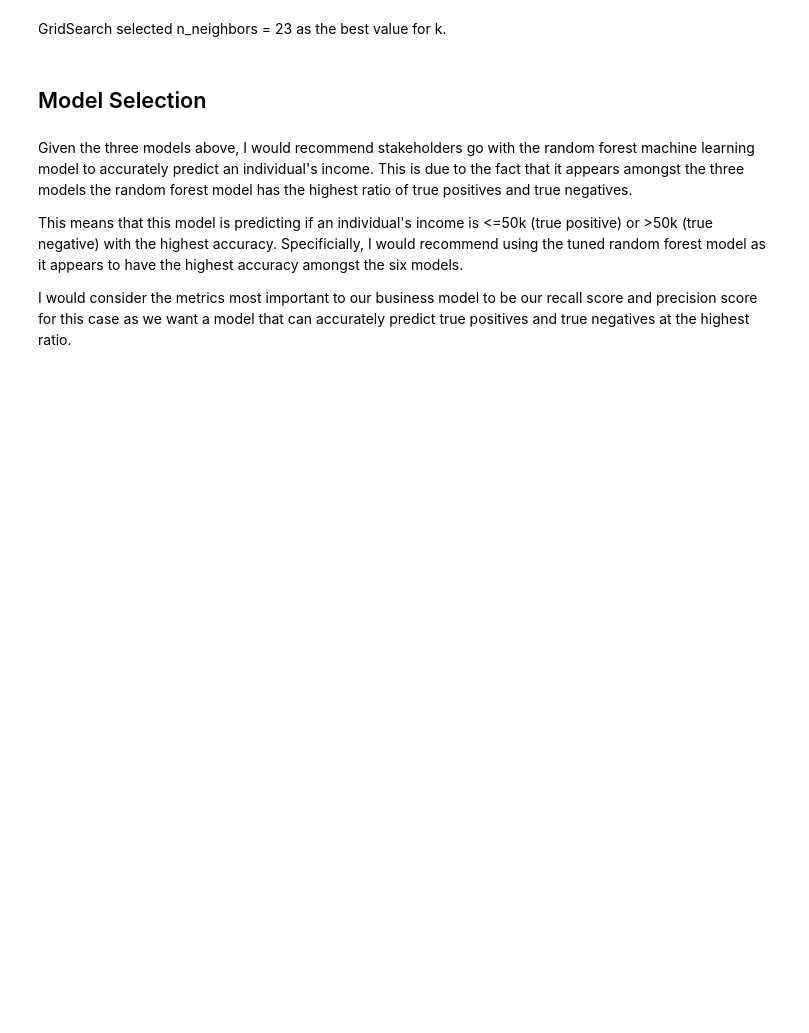
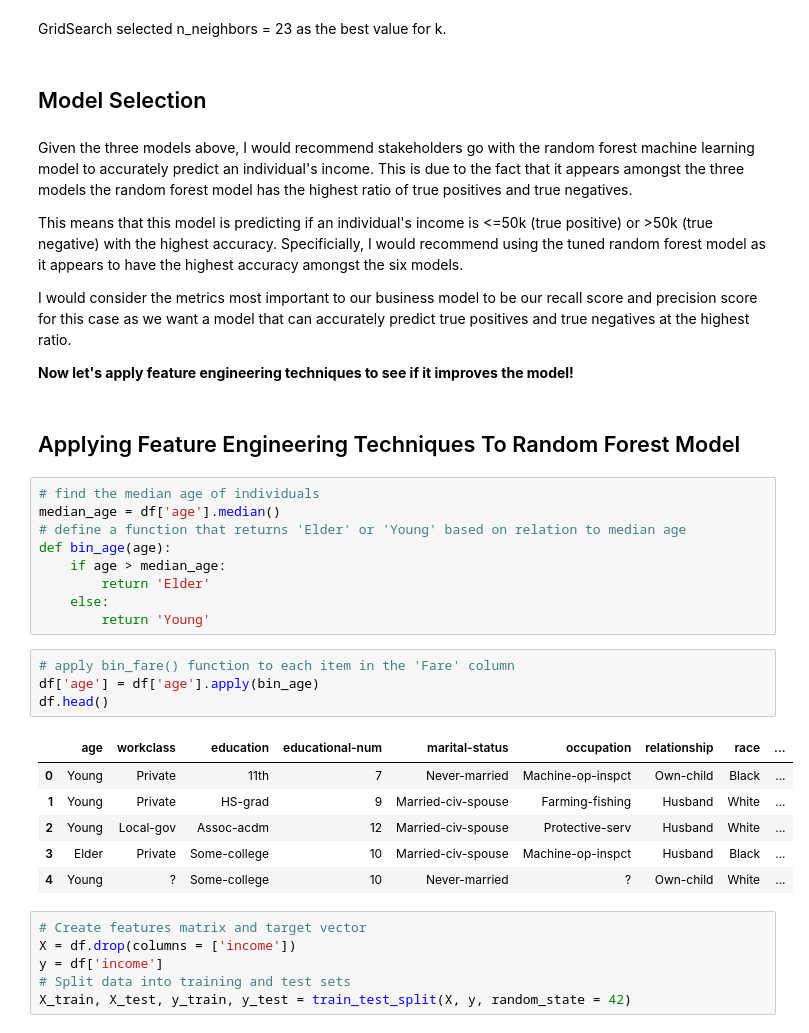
Before and after one commit to anjalixprakash/Project2, a Jupyter notebook: Project2.ipynb, the cells around one changed output. Cells and saved outputs as stored; diff of their text form; blank space fills up the shorter version.

```diff
--- a/Project2.ipynb
+++ b/Project2.ipynb
@@ -938,3 +938,33 @@ Given the three models above, I would recommend stakeholders go with the random
 This means that this model is predicting if an individual's income is <=50k (true positive) or >50k (true negative) with the highest accuracy. Specificially, I would recommend using the tuned random forest model as it appears to have the highest accuracy amongst the six models.
 
 I would consider the metrics most important to our business model to be our recall score and precision score for this case as we want a model that can accurately predict true positives and true negatives at the highest ratio.
+
+**Now let's apply feature engineering techniques to see if it improves the model!**
+# %% [markdown]
+## Applying Feature Engineering Techniques To Random Forest Model
+# %%
+# find the median age of individuals
+median_age = df['age'].median()
+# define a function that returns 'Elder' or 'Young' based on relation to median age
+def bin_age(age):
+    if age > median_age:
+        return 'Elder'
+    else:
+        return 'Young'
+# %%
+# apply bin_fare() function to each item in the 'Fare' column
+df['age'] = df['age'].apply(bin_age)
+df.head()
+# %% [output]
+|  | age | workclass | education | educational-num | marital-status | occupation | relationship | race | ... |
+| 0 | Young | Private | 11th | 7 | Never-married | Machine-op-inspct | Own-child | Black | ... |
+| 1 | Young | Private | HS-grad | 9 | Married-civ-spouse | Farming-fishing | Husband | White | ... |
+| 2 | Young | Local-gov | Assoc-acdm | 12 | Married-civ-spouse | Protective-serv | Husband | White | ... |
+| 3 | Elder | Private | Some-college | 10 | Married-civ-spouse | Machine-op-inspct | Husband | Black | ... |
+| 4 | Young | ? | Some-college | 10 | Never-married | ? | Own-child | White | ... |
+# %%
+# Create features matrix and target vector
+X = df.drop(columns = ['income'])
+y = df['income']
+# Split data into training and test sets
+X_train, X_test, y_train, y_test = train_test_split(X, y, random_state = 42)
```
Also changed, not shown: parts of 24 cells of this notebook.
